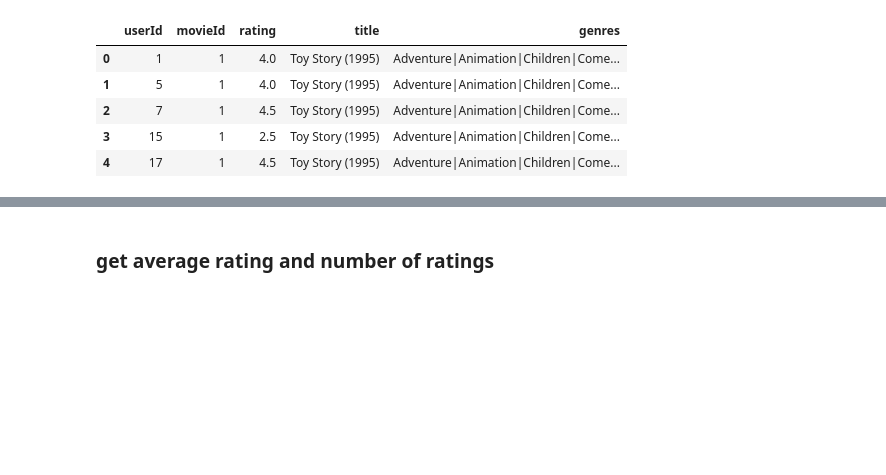
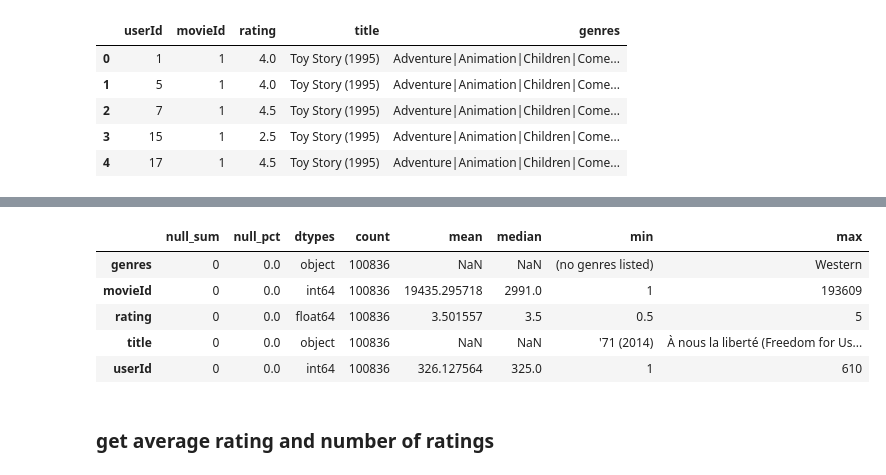
Before and after one commit to lecritch/Rate-5-Get-5-Movie-Recommendation-System, a Jupyter notebook: notebooks/exploratory/dcm_explore/01_dcm_explore.ipynb, the cells around one changed output, grey strips where cells are left out. Drawn from its saved outputs; the diff is of its cells as text; code cells hidden in the pictures; blank space fills up the shorter version.

```diff
--- a/notebooks/exploratory/dcm_explore/01_dcm_explore.ipynb
+++ b/notebooks/exploratory/dcm_explore/01_dcm_explore.ipynb
@@ -101,3 +95,24 @@ profile.to_notebook_iframe()
+# %%
+def proj_eda(df):
+    eda_df = {}
+    eda_df['null_sum'] = df.isnull().sum()
+    eda_df['null_pct'] = df.isnull().mean()
+    eda_df['dtypes'] = df.dtypes
+    eda_df['count'] = df.count()
+    eda_df['mean'] = df.mean()
+    eda_df['median'] = df.median()
+    eda_df['min'] = df.min()
+    eda_df['max'] = df.max()
+
+    return pd.DataFrame(eda_df)
+proj_eda(rated_movies)
+# %% [output]
+|  | null_sum | null_pct | dtypes | count | mean | median | min | max |
+| genres | 0 | 0.0 | object | 100836 | NaN | NaN | (no genres listed) | Western |
+| movieId | 0 | 0.0 | int64 | 100836 | 19435.295718 | 2991.0 | 1 | 193609 |
+| rating | 0 | 0.0 | float64 | 100836 | 3.501557 | 3.5 | 0.5 | 5 |
+| title | 0 | 0.0 | object | 100836 | NaN | NaN | '71 (2014) | À nous la liberté (Freedom for Us... |
+| userId | 0 | 0.0 | int64 | 100836 | 326.127564 | 325.0 | 1 | 610 |
 # %% [markdown]
 ### get average rating and number of ratings
 # %%
```
Also changed, not shown: parts of 5 cells of this notebook, 2 other files.
